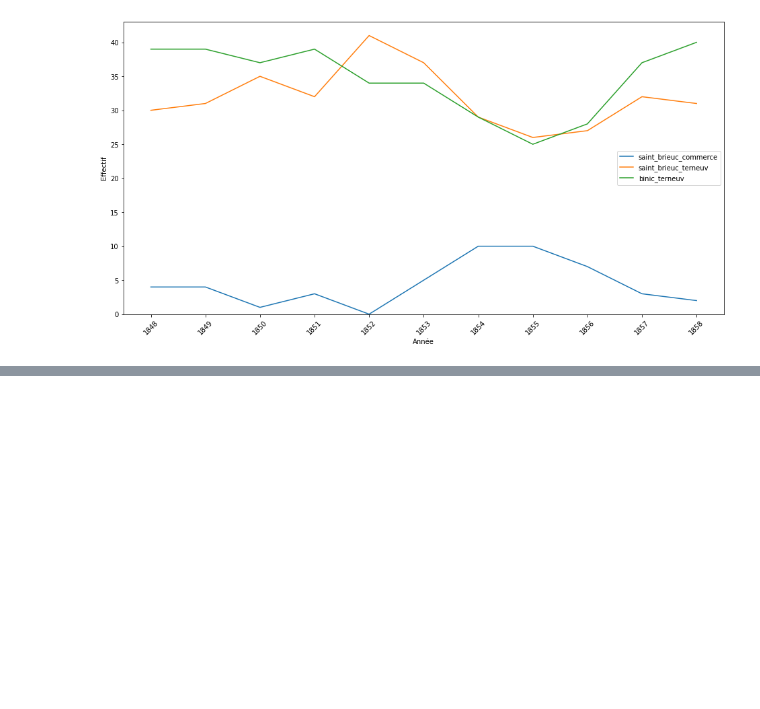
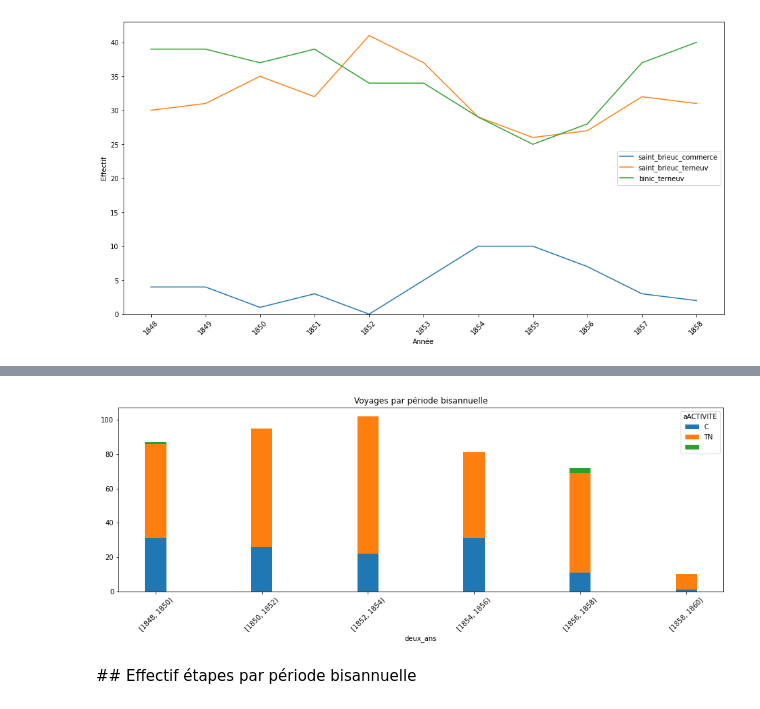
Before and after one commit to Sciences-historiques-numeriques/dossier_grande_peche_commerce_atlantique, a Jupyter notebook: saint_brieuc_peche_cabotage.ipynb, the cells around one changed output, grey strips where cells are left out. Drawn from its saved outputs; the diff is of its cells as text; code cells hidden in the pictures; blank space fills up the shorter version.

```diff
--- a/saint_brieuc_peche_cabotage.ipynb
+++ b/saint_brieuc_peche_cabotage.ipynb
@@ -106,0 +168,4 @@ plt.plot()
+# %%
+query = "SELECT * FROM activitesbateaux"
+# %%
+activites = pd.read_sql_query(query,cn)
@@ -106,0 +198,3 @@ plt.plot()
+# %%
+deux_ans = [x for x in range(1848,1861, 2)]
+deux_ans
@@ -106,0 +205,10 @@ plt.plot()
+# %%
+## fonction pd.cut : https://pandas.pydata.org/pandas-docs/stable/reference/api/pandas.cut.html
+
+
+activites['deux_ans'] = pd.cut(activites['aANNEE'], deux_ans, right=False)
+### Transformer le code ajouté pour qu'il soit plus lisible
+# etapes['deux_ans'] = etapes['deux_ans'].apply(lambda row : str(int(row.left))+'-'+str(int(row.right)))
+
+## Inspection
+activites
@@ -106,0 +229,13 @@ plt.plot()
+# %%
+X = 'aACTIVITE'
+Y = 'deux_ans'
+
+g = activites[[Y,X]].pivot_table(index=Y,columns=X,aggfunc=len) \
+        .fillna(0).astype(int).sort_values(by=Y, ascending=True) \
+        .plot( kind='bar', stacked=True,  width=0.2,  figsize=(16,5),  title = "Voyages par période bisannuelle")
+plt.xticks(rotation=45)
+plt.show()
+# %% [output]
+[figure, added]
+# %% [markdown]
+## Effectif étapes par période bisannuelle
```
Also changed, not shown: parts of 32 cells of this notebook, 4 other files.
